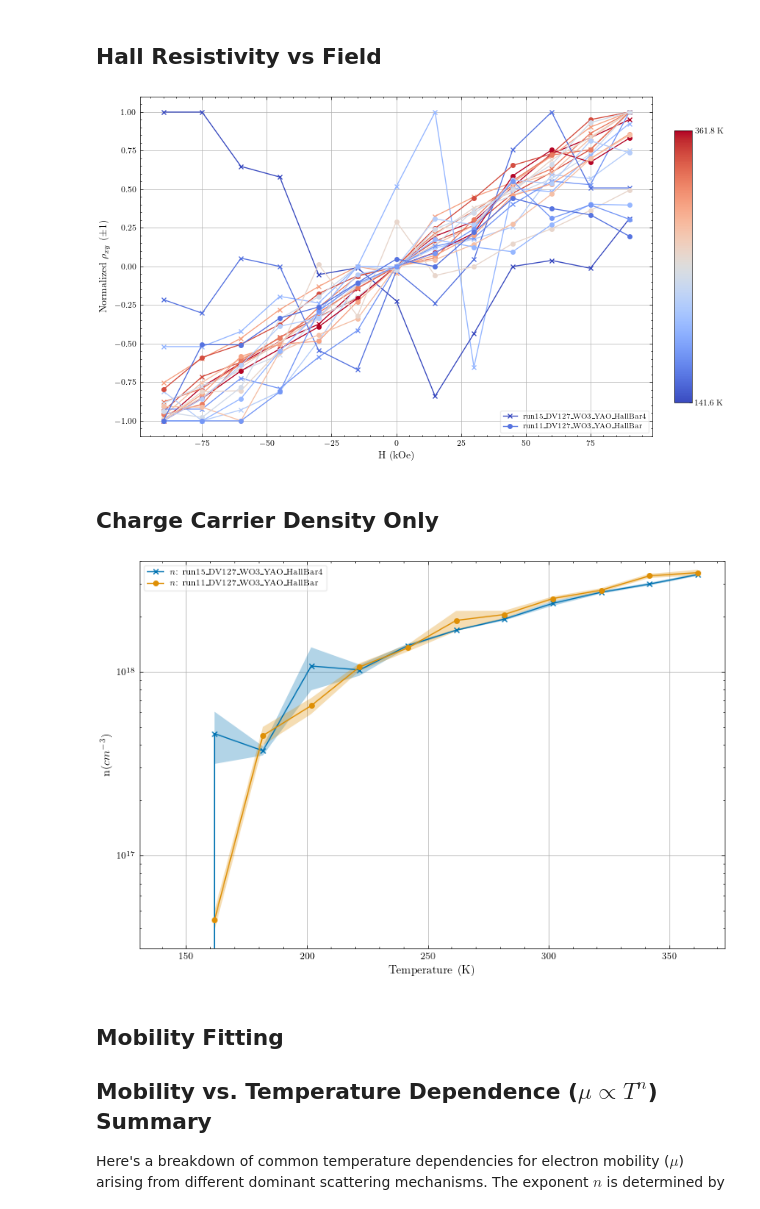
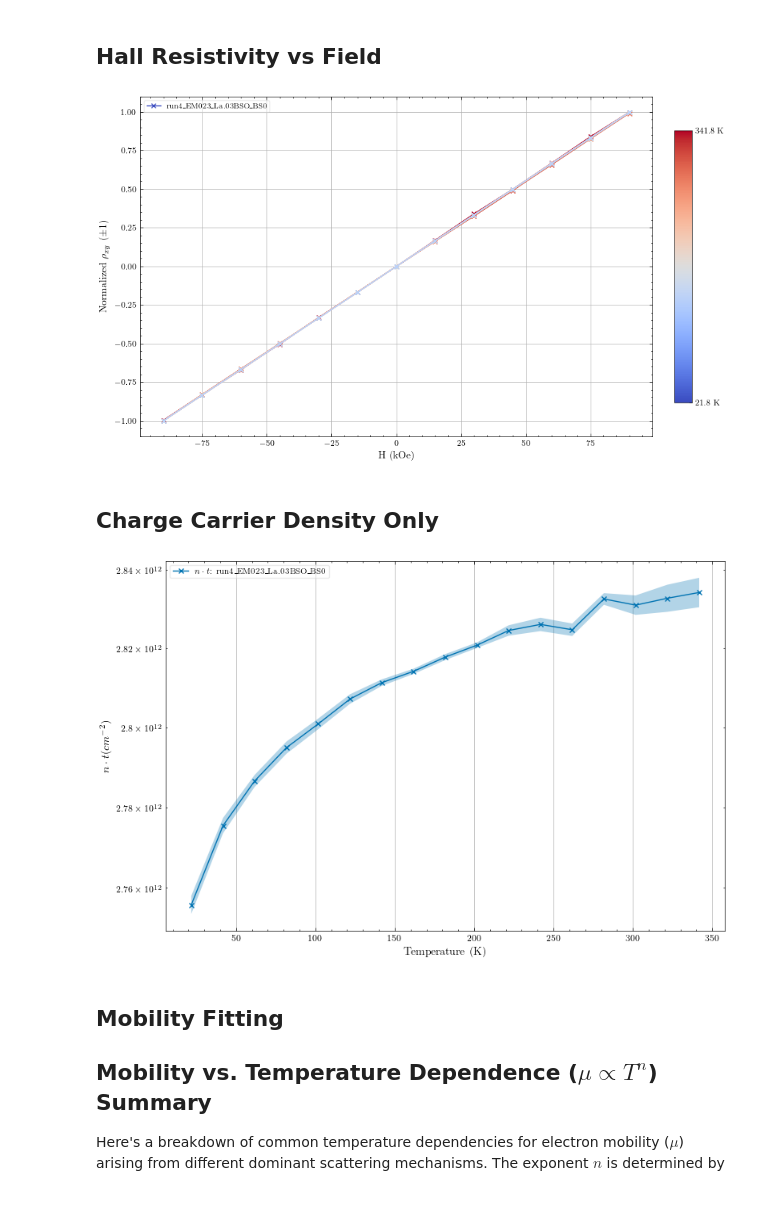
Before and after one commit to hc3413/Electronic_properties_of_thin_films, a Jupyter notebook: Analysis_Fitting.ipynb, the cells around one changed output. Saved outputs shown, nothing was run; the diff lists cells and outputs as text; code cells hidden in the pictures.

```diff
--- a/Analysis_Fitting.ipynb
+++ b/Analysis_Fitting.ipynb
@@ -77,12 +77,25 @@ for count, dat in enumerate(dat_raw_vdp+dat_raw_hb):
 
 # Dennis DV127
 #dat_raw_sel = [dat_raw_hb[1][0], dat_raw_hb[0][1]] # DV127 hallbar
-dat_raw_sel = [ dat_raw_hb[1][2], dat_raw_hb[0][1]]#[ dat_raw_hb[1][2], dat_raw_hb[1][3], dat_raw_hb[0][1],  dat_raw_hb[0][2]]# DV127 hallbar re-meausred HB4 parallel to grains
+#dat_raw_sel = [ dat_raw_hb[1][2], dat_raw_hb[0][1]]#[ dat_raw_hb[1][2], dat_raw_hb[1][3], dat_raw_hb[0][1],  dat_raw_hb[0][2]]# DV127 hallbar re-meausred HB4 parallel to grains
 
 
 #Xin
 #dat_raw_sel = [dat_raw_vdp[33][1]] #CP01
 
+
+# Evert
+#dat_raw_sel = [dat_raw_vdp[31][2]] #EM012
+#dat_raw_sel = [dat_raw_vdp[32][5]] #EM013
+#dat_raw_sel = [dat_raw_vdp[34][0]] #EM014
+#dat_raw_sel = [dat_raw_vdp[35][0]] #EM015
+#dat_raw_sel = [dat_raw_vdp[40][1]] #EM016
+#dat_raw_sel = [dat_raw_vdp[41][0]] #EM017
+#dat_raw_sel = [dat_raw_vdp[42][0]] #EM018
+#dat_raw_sel = [dat_raw_vdp[43][0]] #EM019
+#dat_raw_sel = [dat_raw_vdp[44][0]] #EM020
+dat_raw_sel = [dat_raw_vdp[47][2]] #EM023
+
 mag_dat = dat_raw_sel
 print('dat_raw_sel:', [f'{count}={d.filename}' for count, d in enumerate(dat_raw_sel)])
 # %% [output]
@@ -875,7 +880,7 @@ notes = sample_tag_gen(dat) + [''] # notes for the powerpoint in text box starti
 # Append the figure, title and notes to the list for exporting later
 fig_list.append((fig, plot_filename, plot_title, notes))
 # %% [output]
-[figure, old version]
+[figure, new version]
 # %% [markdown]
 ## Charge Carrier Density Only
 # %%
@@ -900,35 +905,35 @@ for j, d in enumerate(dat):
     if error_shade:
         # Plot the main line first
         line_main, = ax.plot(x, y, '-'+mark_p[j], label=f'{n_label}{d.plot_str}')
 
         # Extract the line color to use for fill
         color_main = line_main.get_color()
 
         # Fill the error region
         ax.fill_between(x, y - y_err, y + y_err, color=color_main, alpha=0.3, edgecolor='none')
     else:
         # Standard error bars
         ax.errorbar(x, y, yerr=y_err, fmt='-'+mark_p[j], label=f'{n_label}{d.plot_str}')
 
 # Add a legend for the y-axis
 ax.legend()
 
 ax.set_yscale('log')
-ax.set_ylim(0, 4e18)
+#ax.set_ylim(0, 4e18)
 
 # Show the plot
 plt.show()
 
 
 # Export Metadata
 plot_filename = f'{dat[0].sample_code}_{powerpoint_string}_n_only_vs_temperature' # name for exported figure
 plot_title = 'Charge Carrier Density vs Temperature' # title for powerpoint
 notes = sample_tag_gen(dat) + [''] # notes for the powerpoint in text box starting with sample tag
 
 # Append the figure, title and notes to the list for exporting later
 fig_list.append((fig, plot_filename, plot_title, notes))
 # %% [output]
-[figure, old version]
+[figure, new version]
 # %% [markdown]
 ## Mobility Fitting
 ## Mobility vs. Temperature Dependence ($μ \propto T^n$) Summary
```
Also changed, not shown: parts of 11 cells of this notebook, 6 other files.
